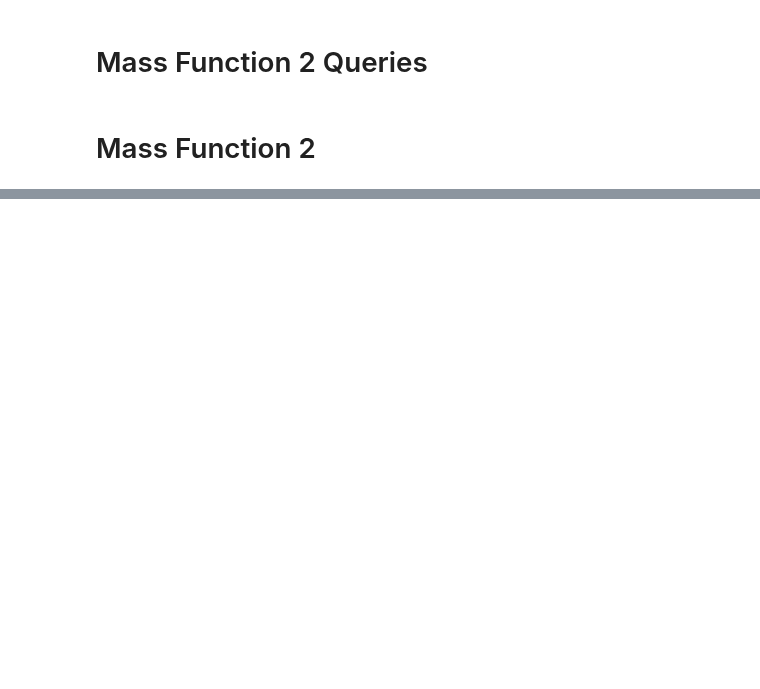
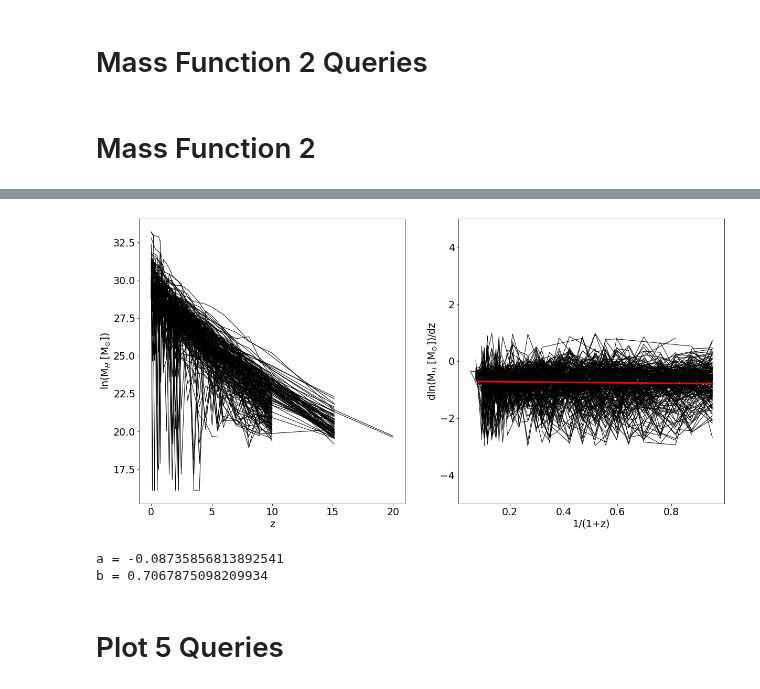
Before and after one commit to xvh422/L4-Project, a Jupyter notebook: J_Carter_Code.ipynb, the cells around one changed output, grey strips where cells are left out. Drawn from its saved outputs; the diff is of its cells as text; code cells hidden in the pictures; blank space fills up the shorter version.

```diff
--- a/J_Carter_Code.ipynb
+++ b/J_Carter_Code.ipynb
@@ -937,0 +982,61 @@ plt.show()
+# %%
+# Replaces zeroes with the smallest nonzero value.
+def ln_with_zeros(data):
+  logs = np.empty(len(data))
+  for i in range(0, len(data)):
+    if data[i] == 0.0:
+      logs[i] = 99.
+    else:
+      logs[i] = np.log(data[i])
+  m = logs.min()
+  for j in range(0, len(logs)):
+    if logs[j] == 99.:
+      logs[j] = m
+    else:
+      logs[j] = logs[j]
+  return logs
+# %%
+all_Grads =[]
+all_zs = []
+
+fig, (ax1, ax2) = plt.subplots(1, 2, figsize=(20,10))
+
+for num in nums:
+  ax1.plot(Results_5[num]['z'], ln_with_zeros(Results_5[num]['halo']), linewidth=1, color='black')
+  M = ln_with_zeros(Results_5[num]['halo'])
+  z = Results_5[num]['z']
+  Grads = []
+  zs = []
+  for i in range(len(M)-1):
+    dM = M[i+1]-M[i]
+    dz = z[i+1]-z[i]
+    grad = dM/dz
+    Grads = Grads + [grad]
+    zs = zs + [z[i] + dz/2]
+  Grads = np.array(Grads)
+  Grads_2 = Grads[np.logical_and(Grads > -3, Grads < 1)]
+  zs=np.array(zs)
+  xs = 1/(1+zs)
+  xs_2 = xs[np.logical_and(Grads > -3, Grads < 1)]
+  ax2.plot(xs_2, Grads_2, linewidth=1, color='black')
+  all_Grads = all_Grads + list(Grads_2)
+  all_zs = all_zs + list(xs_2)
+all_Grads = np.array(all_Grads)
+all_zs = np.array(all_zs)
+params = np.polyfit(all_zs, all_Grads, 1)
+ax2.plot(xs, params[0]*xs + params[1], linewidth=3, color='r')
+
+ax1.set_xlabel(r'z')
+ax1.set_ylabel(r'ln(M$_{H}$ [M$_{\odot}$])')
+ax2.set_xlabel(r'1/(1+z)')
+ax2.set_ylabel(r'dln(M$_{H}$ [M$_{\odot}$])/dz')
+ax2.set_ylim(-5.0,5.0)
+plt.show()
+print('a =', params[0])
+print('b =', -params[1])
+# %% [output]
+[figure, added]
+a = -0.08735856813892541
+b = 0.7067875098209934
+# %% [markdown]
+# Plot 5 Queries
```
Also changed, not shown: parts of 11 cells of this notebook.
